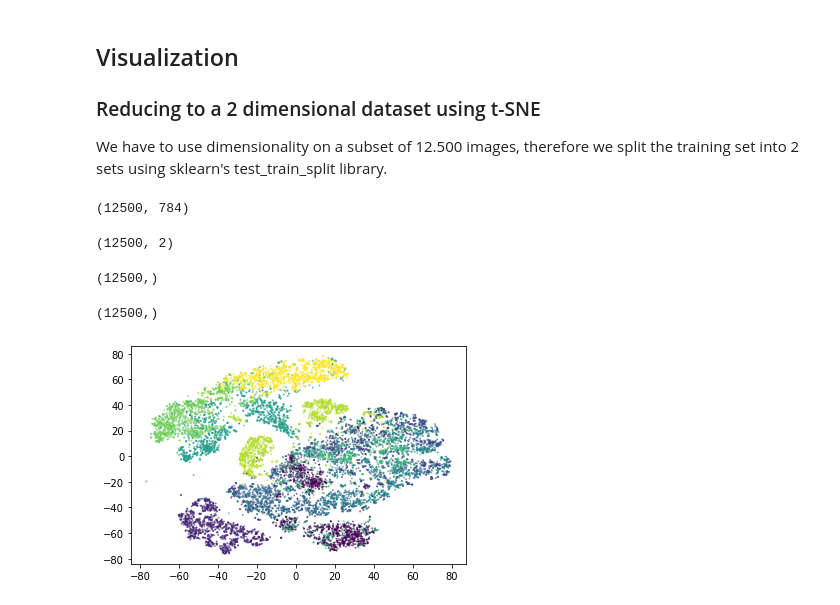
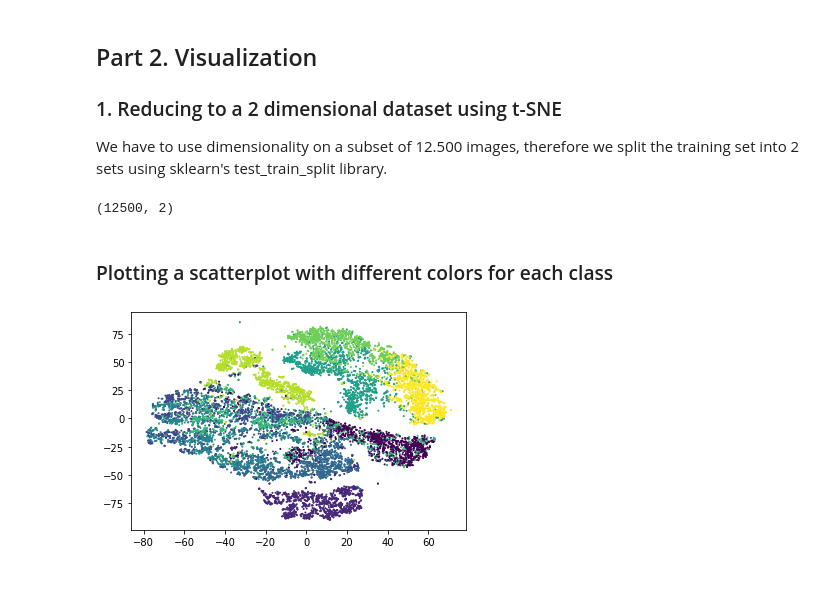
Before and after one commit to RikvanSpreuwel/ML-Exercise-MNIST-dataset, a Jupyter notebook: Exercise-notebook.ipynb, the cells around one changed output. Cells and saved outputs as stored; diff of their text form; code cells hidden in the pictures.

```diff
--- a/Exercise-notebook.ipynb
+++ b/Exercise-notebook.ipynb
@@ -128,0 +52,10 @@ Now we will train a Softmax Regression model on the dataset with reduced dimensi
+# %%
+start_time = time.time()
+pca = PCA(.95).fit(X_train)
+print("--- %s seconds ---" % (time.time() - start_time))
+
+X_train_pca = pca.transform(X_train)
+X_test_pca = pca.transform(X_test)
+
+print(X_train_pca.shape, X_test_pca.shape)
+print(pca.explained_variance_ratio_.sum())
@@ -128,0 +68,7 @@ Now we will train a Softmax Regression model on the dataset with reduced dimensi
+# %%
+start_time = time.time()
+
+classifierRD = RandomForestClassifier(n_estimators=10, random_state=0)
+classifierRD.fit(X_train_pca, y_train)
+
+print("--- %s seconds ---" % (time.time() - start_time))
@@ -141,44 +131,22 @@ softmaxRegression.score(X_test_pca, y_test)
 # %% [markdown]
-## Visualization
+## Part 2. Visualization
 
-### Reducing to a 2 dimensional dataset using t-SNE
+### 1. Reducing to a 2 dimensional dataset using t-SNE
 
 We have to use dimensionality on a subset of 12.500 images, therefore we split the training set into 2 sets using sklearn's test_train_split library.
 # %%
-from sklearn.manifold import TSNE
-from sklearn.model_selection import train_test_split
-
 # Subset 2 is the subset with 12.500 images (12.500 is 20,833% of 60.000)
 SubsetX_1, SubsetX_2, SubsetY_1, SubsetY_2 = train_test_split(
     X_train, y_train, test_size=0.20833, random_state=5)
 
-print(SubsetX_2.shape)
-
 SubsetX_2_tSNE = TSNE(n_components=2).fit_transform(SubsetX_2)
-
 SubsetX_2_tSNE.shape
 # %% [output]
-(12500, 784)
+(12500, 2)
-(12500, 2)
-# %%
-SubsetX_2_tSNE.shape
-SubsetY_2.shape
-# %% [output]
-(12500,)
-# %%
-SubsetX_2_tSNE[:,0].shape
-# %% [output]
-(12500,)
+# %% [markdown]
+### Plotting a scatterplot with different colors for each class
 # %%
-from matplotlib import pyplot
-
-area = (30 * np.random.rand(12500))**2
-
-
-pyplot.scatter(SubsetX_2_tSNE[:,0], SubsetX_2_tSNE[:,1], alpha=0.5, s=1, c=SubsetY_2)
+pyplot.scatter(SubsetX_2_tSNE[:,0], SubsetX_2_tSNE[:,1], s=1, c=SubsetY_2)
 pyplot.show()
-# sneaker=7
-# bag=8
-# tshirt=0
 # %% [output]
-[figure, old version]
+[figure, new version]
```
Also changed, not shown: parts of 46 cells of this notebook.
